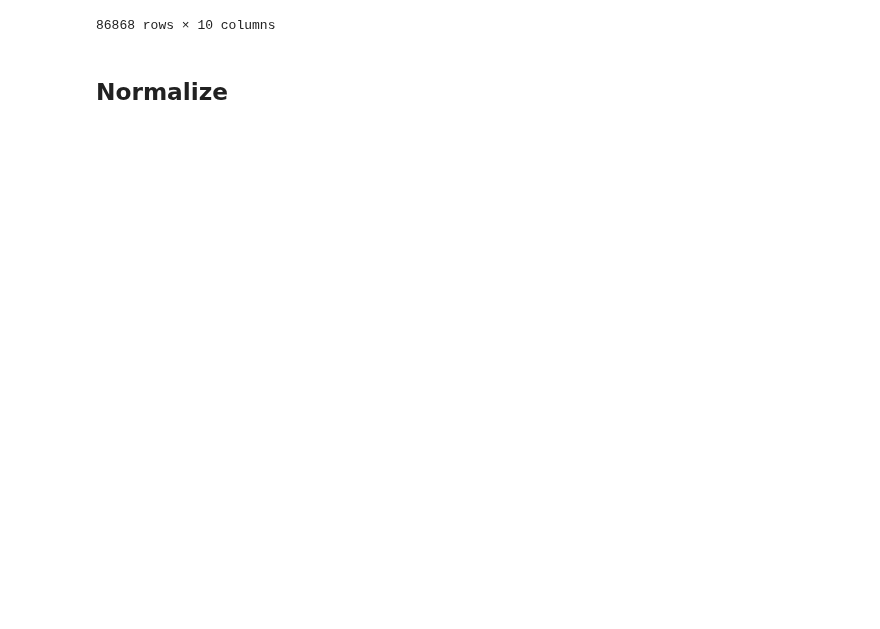
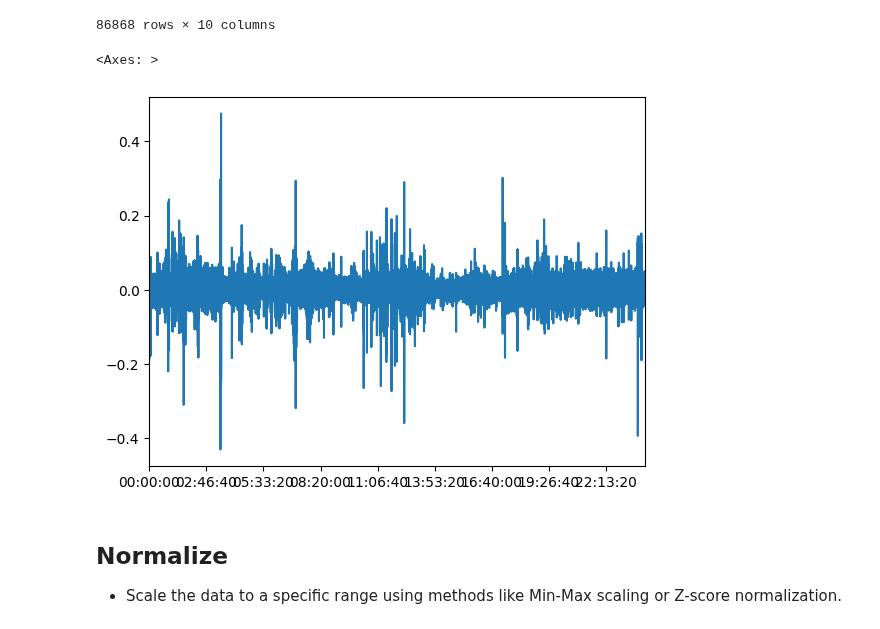
Before and after one commit to Brinkley97/applied_time_series_and_machine_learning, a Jupyter notebook: misc/play/wesad_and_tsml.ipynb, the cells around one changed output. Drawn from its saved outputs; the diff is of its cells as text; code cells hidden in the pictures; blank space fills up the shorter version.

```diff
--- a/misc/play/wesad_and_tsml.ipynb
+++ b/misc/play/wesad_and_tsml.ipynb
@@ -99,5 +99,12 @@ down_sampled_df
 | 1 days 00:07:46 | 0.901263 | -0.0442 | -0.184538 | 0.027803 | -0.004362 | 7.27166 | 33.864445 | -0.214791 | S17 | 0 |
 | 1 days 00:07:47 | 0.900716 | -0.041004 | -0.191347 | 0.001746 | -0.003748 | 7.267734 | 33.85705 | 4.059813 | S17 | 0 |
 86868 rows × 10 columns
+# %%
+down_sampled_df['ECG'].plot()
+# %% [output]
+<Axes: >
+[figure, added]
 # %% [markdown]
 ## Normalize
+
+- Scale the data to a specific range using methods like Min-Max scaling or Z-score normalization.
```
Also changed, not shown: parts of 5 cells of this notebook.
